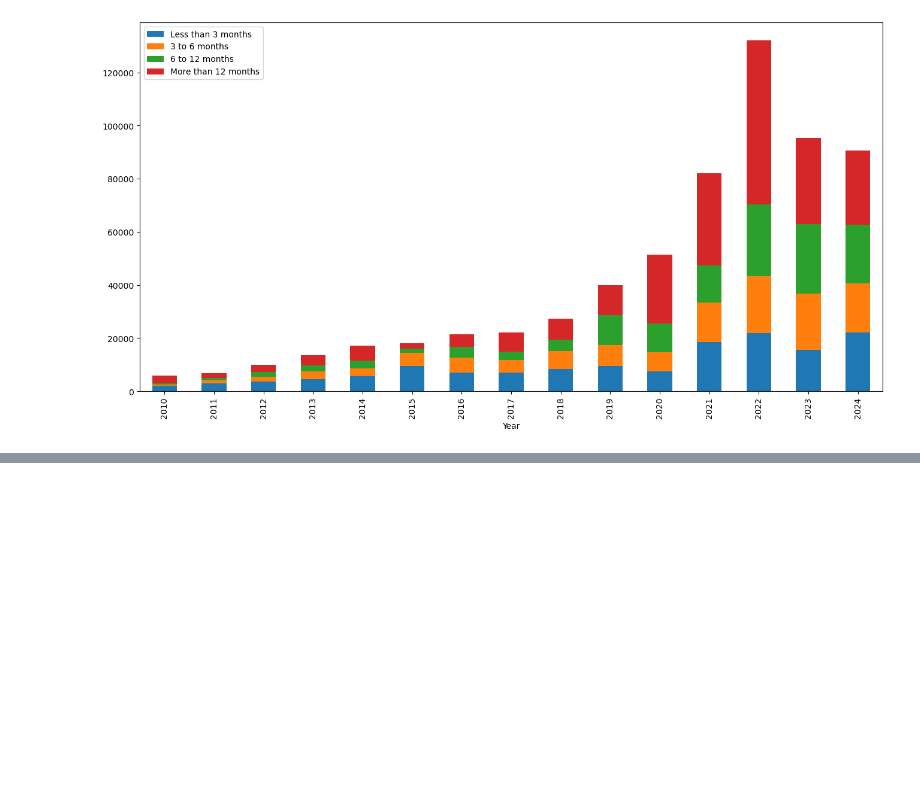
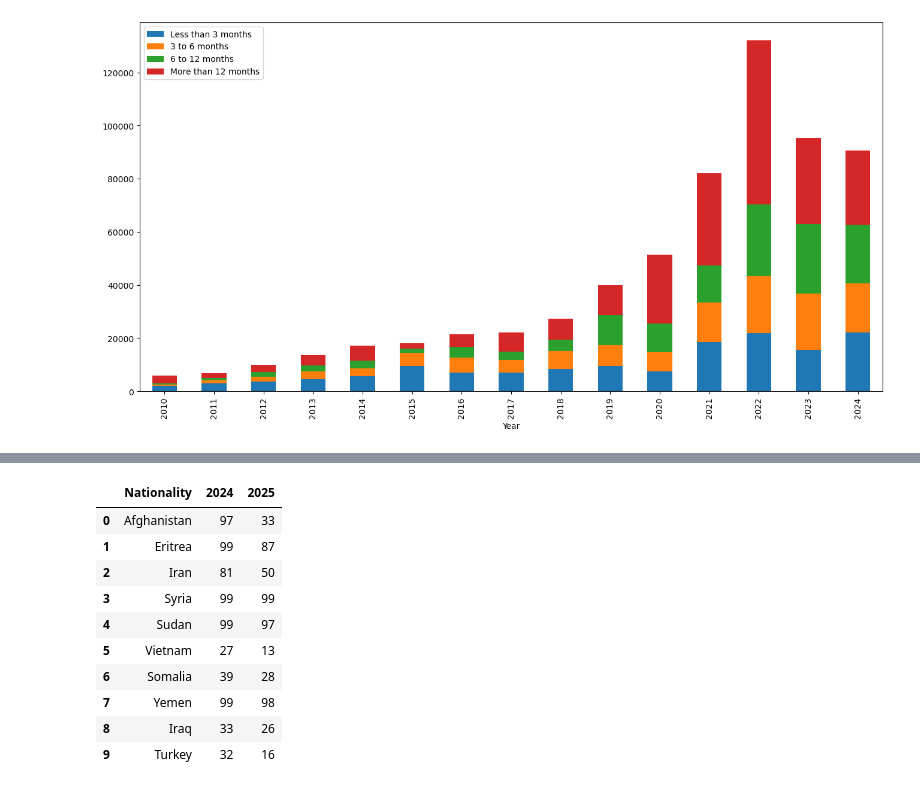
Before and after one commit to esencela/uk-immigration-data-analysis, a Jupyter notebook: notebooks/asylum-exploratory-data-analysis.ipynb, the cells around one changed output, grey strips where cells are left out. Cells and saved outputs as stored; diff of their text form; code cells hidden in the pictures; blank space fills up the shorter version.

```diff
--- a/notebooks/asylum-exploratory-data-analysis.ipynb
+++ b/notebooks/asylum-exploratory-data-analysis.ipynb
@@ -122,0 +156,17 @@ Notes:
+# %%
+df_grant_rate = df_grant[['Nationality', 'Grant rate 2024', 'Grant rate 2025']]
+df_grant_rate.columns = ['Nationality', '2024', '2025']
+df_grant_rate = df_grant_rate.drop(10)
+df_grant_rate
+# %% [output]
+|  | Nationality | 2024 | 2025 |
+| 0 | Afghanistan | 97 | 33 |
+| 1 | Eritrea | 99 | 87 |
+| 2 | Iran | 81 | 50 |
+| 3 | Syria | 99 | 99 |
+| 4 | Sudan | 99 | 97 |
+| 5 | Vietnam | 27 | 13 |
+| 6 | Somalia | 39 | 28 |
+| 7 | Yemen | 99 | 98 |
+| 8 | Iraq | 33 | 26 |
+| 9 | Turkey | 32 | 16 |
```
Also changed, not shown: parts of 5 cells of this notebook, 2 other files.
